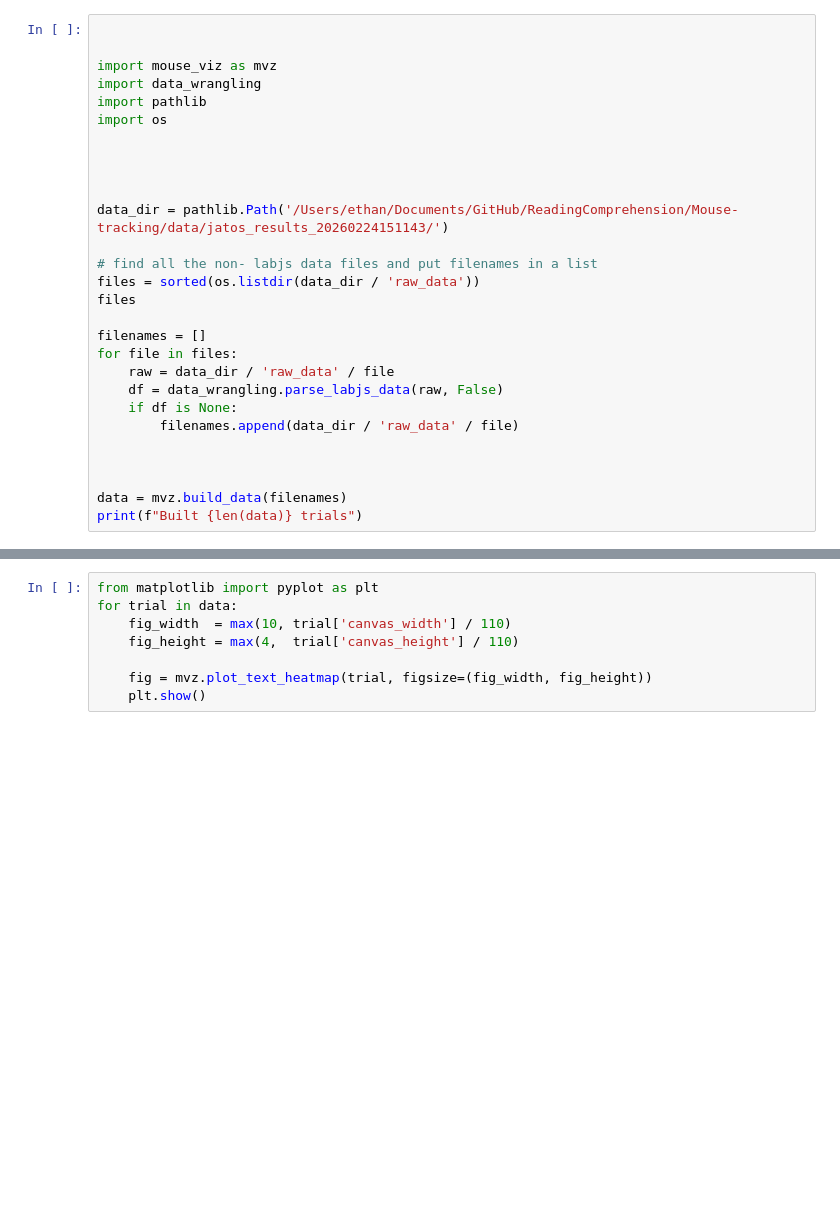
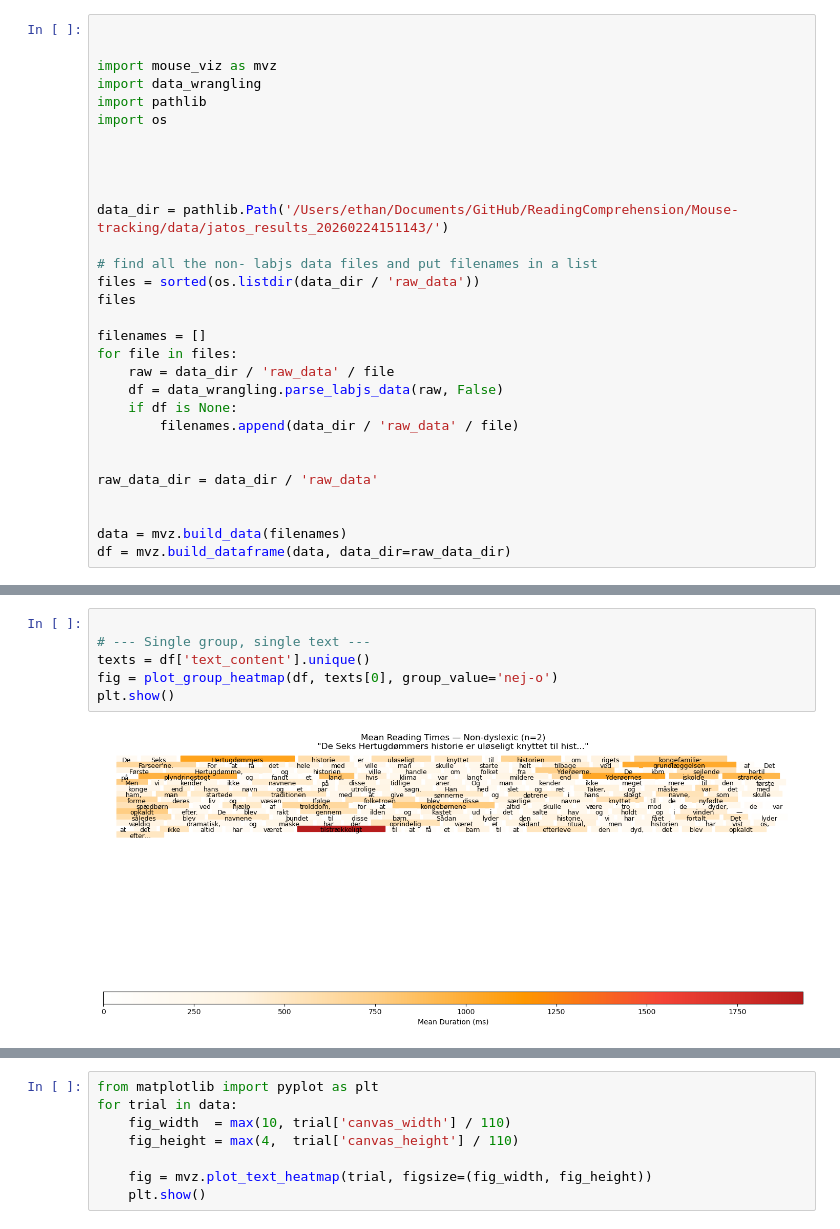
Before and after one commit to ethanweed/experiment_templates, a Jupyter notebook: JATOS data parsing tools/heatmaps.ipynb, the cells around one changed output, grey strips where cells are left out. Drawn from its saved outputs; the diff is of its cells as text; blank space fills up the shorter version.

Commit message:
updates for average heatmaps

```diff
--- a/JATOS data parsing tools/heatmaps.ipynb
+++ b/JATOS data parsing tools/heatmaps.ipynb
@@ -23,6 +23,8 @@ for file in files:
         filenames.append(data_dir / 'raw_data' / file)
 
 
+raw_data_dir = data_dir / 'raw_data'
+
 
 data = mvz.build_data(filenames)
-print(f"Built {len(data)} trials")
+df = mvz.build_dataframe(data, data_dir=raw_data_dir)
@@ -28,0 +216,8 @@ print(f"Built {len(data)} trials")
+# %%
+
+# --- Single group, single text ---
+texts = df['text_content'].unique()
+fig = plot_group_heatmap(df, texts[0], group_value='nej-o')
+plt.show()
+# %% [output]
+[figure, added]
```
Also changed, not shown: parts of 8 cells of this notebook, 2 other files.
